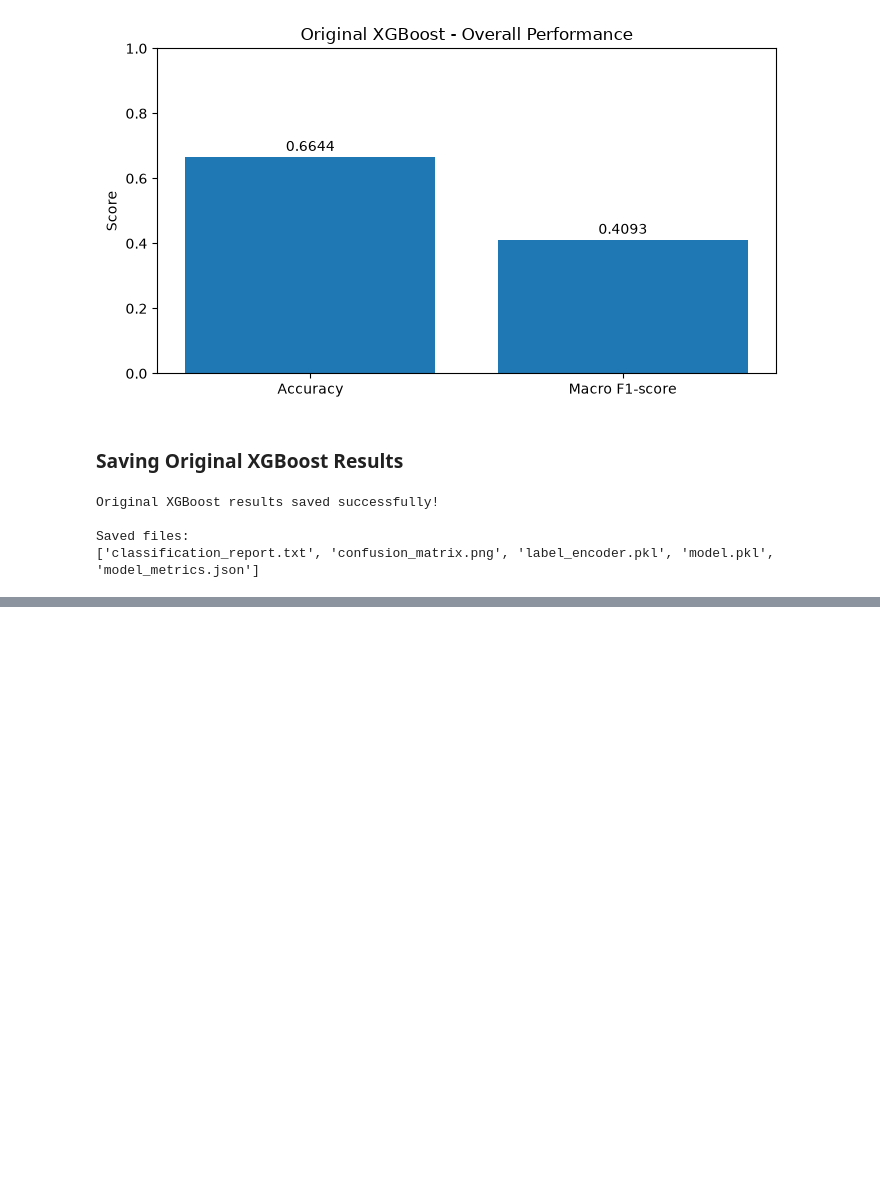
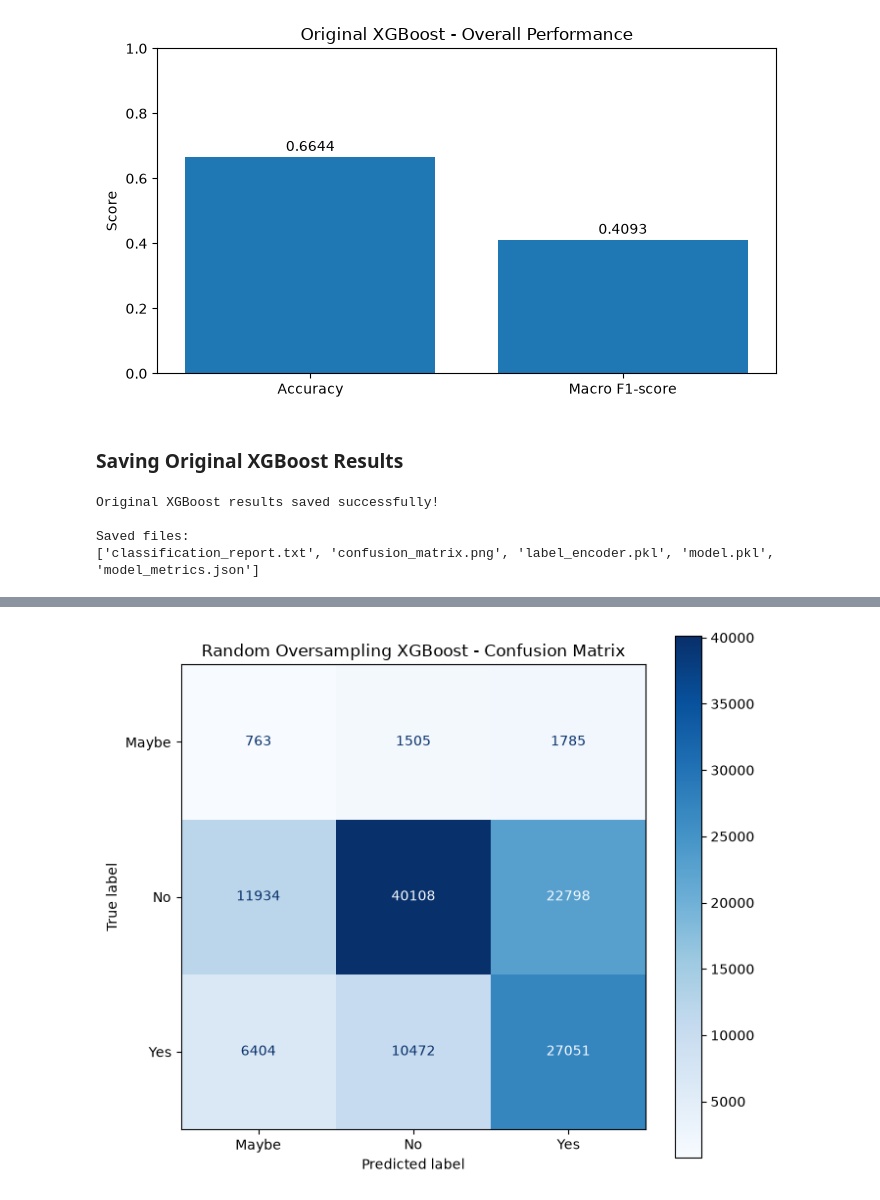
Before and after one commit to IreneStephen-DS/Indian_Tourism_ML, a Jupyter notebook: ProjectFiles/project.ipynb, the cells around one changed output, grey strips where cells are left out. Drawn from its saved outputs; the diff is of its cells as text; code cells hidden in the pictures; blank space fills up the shorter version.

Commit message:
Class-Weighted, Random Oversampling XGBoost experiment with sample weighting, training, validation, evaluation and saved model

```diff
--- a/ProjectFiles/project.ipynb
+++ b/ProjectFiles/project.ipynb
@@ -4148,0 +4609,13 @@ Saved files:
+# %%
+# Generate numerical predictions on validation data
+y_pred_xgb_oversampled_encoded = xgboost_oversampled_model.predict(X_val)
+
+# Convert numerical predictions back to original labels
+y_pred_xgb_oversampled = xgboost_label_encoder.inverse_transform(
+    y_pred_xgb_oversampled_encoded.astype(int)
+)
+
+print("Random Oversampling XGBoost validation predictions generated!")
+
+print("\nFirst 10 predictions:")
+print(y_pred_xgb_oversampled[:10])
@@ -4148,0 +4831,84 @@ Saved files:
+# %%
+from pathlib import Path
+import joblib
+import json
+import matplotlib.pyplot as plt
+from sklearn.metrics import confusion_matrix, ConfusionMatrixDisplay
+
+# Convert folder string into a Path object
+xgboost_oversampled_folder = Path(xgboost_oversampled_folder)
+
+# 1. Save the trained model
+joblib.dump(
+    xgboost_oversampled_model,
+    xgboost_oversampled_folder / "model.pkl"
+)
+
+# 2. Save the label encoder
+joblib.dump(
+    xgboost_label_encoder,
+    xgboost_oversampled_folder / "label_encoder.pkl"
+)
+
+# 3. Save the classification report
+with open(
+    xgboost_oversampled_folder / "classification_report.txt",
+    "w"
+) as file:
+    file.write(xgb_oversampled_report)
+
+# 4. Generate and save the confusion matrix
+cm_xgb_oversampled = confusion_matrix(
+    y_val,
+    y_pred_xgb_oversampled,
+    labels=["Maybe", "No", "Yes"]
+)
+
+display_cm = ConfusionMatrixDisplay(
+    confusion_matrix=cm_xgb_oversampled,
+    display_labels=["Maybe", "No", "Yes"]
+)
+
+fig, ax = plt.subplots(figsize=(7, 6))
+
+display_cm.plot(
+    cmap="Blues",
+    values_format="d",
+    ax=ax
+)
+
+plt.title("Random Oversampling XGBoost - Confusion Matrix")
+plt.tight_layout()
+
+plt.savefig(
+    xgboost_oversampled_folder / "confusion_matrix.png",
+    dpi=300,
+    bbox_inches="tight"
+)
+
+plt.show()
+plt.close()
+
+# 5. Save model metrics
+xgb_oversampled_metrics = {
+    "model": "XGBoost Classifier - Random Oversampling",
+    "accuracy": float(xgb_oversampled_accuracy),
+    "macro_f1_score": float(xgb_oversampled_macro_f1),
+    "training_time_seconds": float(training_time_xgb_oversampled)
+}
+
+with open(
+    xgboost_oversampled_folder / "model_metrics.json",
+    "w"
+) as file:
+    json.dump(xgb_oversampled_metrics, file, indent=4)
+
+# 6. Display saved files
+print("All Random Oversampling XGBoost results saved successfully!")
+
+print("\nSaved files:")
+
+for file_path in xgboost_oversampled_folder.iterdir():
+    print(file_path.name)
+# %% [output]
+[figure, added]
```
Also changed, not shown: parts of 33 cells of this notebook.
